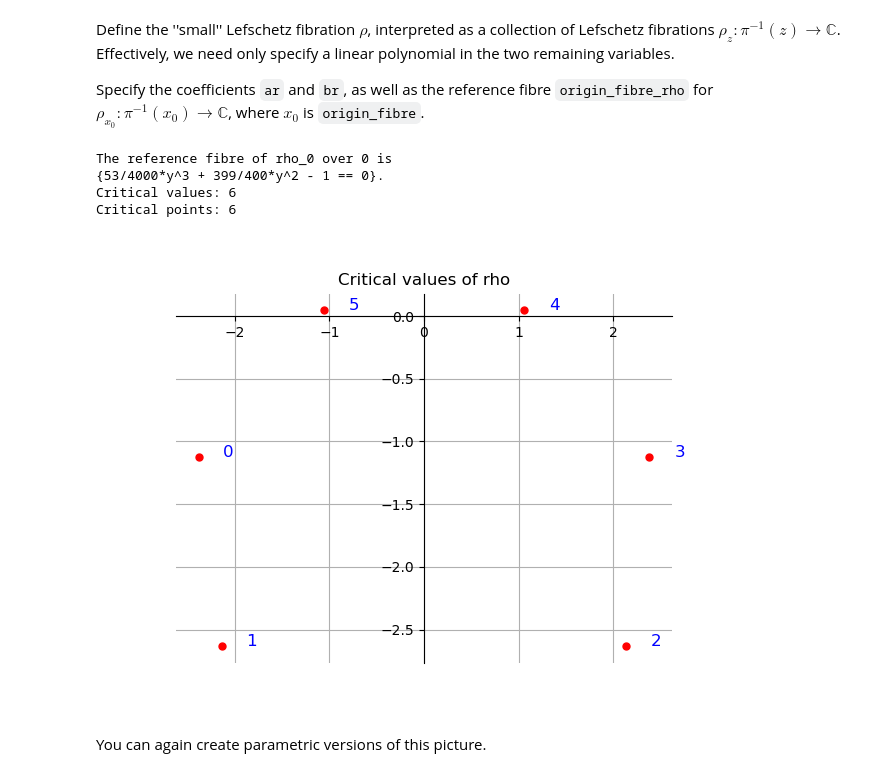
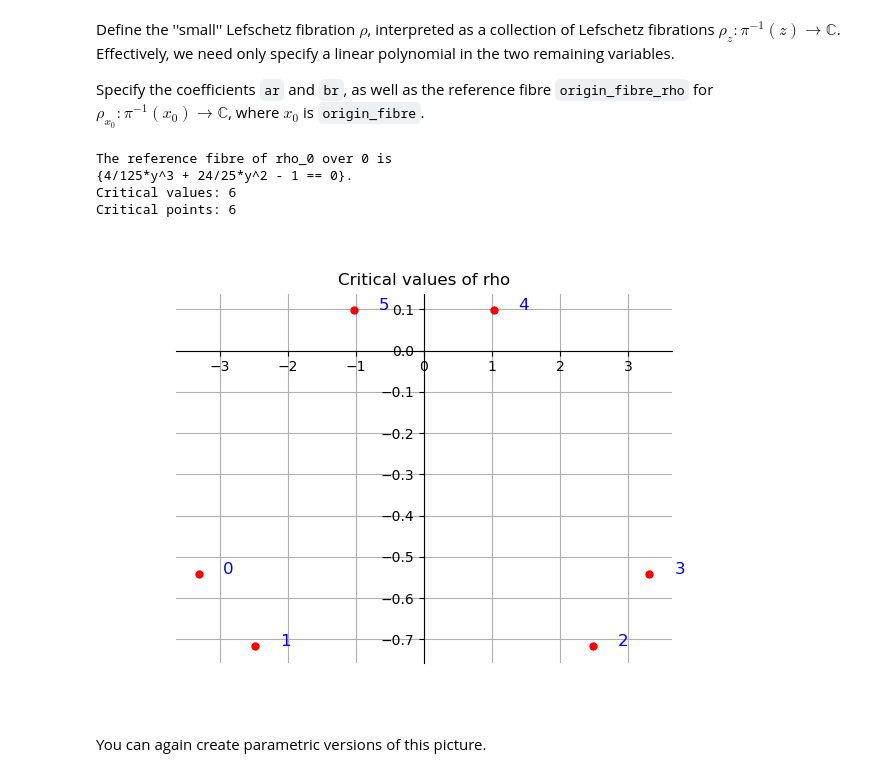
Before and after one commit to ViveLeFrance/AffineHandlebodies, a Jupyter notebook: p3d6.ipynb, the cells around one changed output. Saved outputs shown, nothing was run; the diff lists cells and outputs as text; code cells hidden in the pictures.

```diff
--- a/p3d6.ipynb
+++ b/p3d6.ipynb
@@ -159,36 +159,42 @@ ar, br = var('ar, br', domain=CC)
 variables_rho = [x,y,z]
 variables_rho.remove(solvefor)
 x_rho = variables_rho[0]
 y_rho = variables_rho[1]
 
 rho = ar*x_rho + br*y_rho
 
+# The values below give nice critical values, but I suspect some singularity
+# at infinity.
+# rho = rho.subs({
+#     ar: 1,
+#     br: -0.05*I
+# })
 rho = rho.subs({
     ar: 1,
-    br: -0.05*I
+    br: -0.2*I
 })
 
 origin_fibre_rho = 0
 solvefor_rho = x_rho
 
 rho_0 = LefschetzFibration(variables_rho, pi.get_fibre(origin_fibre, solvefor), rho)
 
 crit_points_rho = rho_0.get_critical_points()
 crit_values_rho = sort_by_angle(rho_0.get_critical_values(), origin_fibre_rho)
 
 ref_fibre = rho_0.get_fibre(origin_fibre_rho, solvefor_rho).expand()
 
 print(f'The reference fibre of rho_0 over {origin_fibre_rho} is \n{{{ref_fibre} == 0}}.')
 print(f'Critical values: {len(crit_values_rho)}')
 print(f'Critical points: {len(crit_points_rho)}')
 
 plot_points_ordered(crit_values_rho, origin_fibre_rho, title='Critical values of rho')
 # %% [output]
 The reference fibre of rho_0 over 0 is
-{53/4000*y^3 + 399/400*y^2 - 1 == 0}.
+{4/125*y^3 + 24/25*y^2 - 1 == 0}.
 Critical values: 6
 Critical points: 6
-[figure, old version]
+[figure, new version]
 # %% [markdown]
 You can again create parametric versions of this picture.
 # %%
```
Also changed, not shown: 6 other files.
